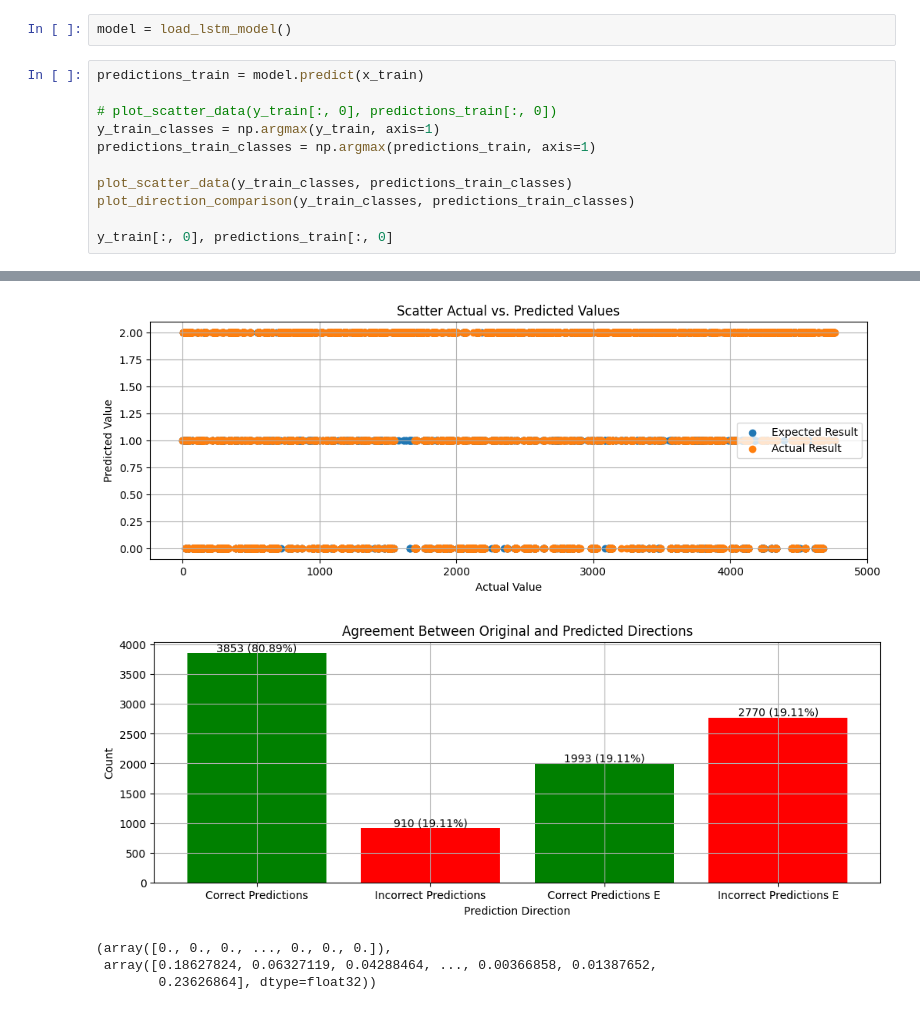
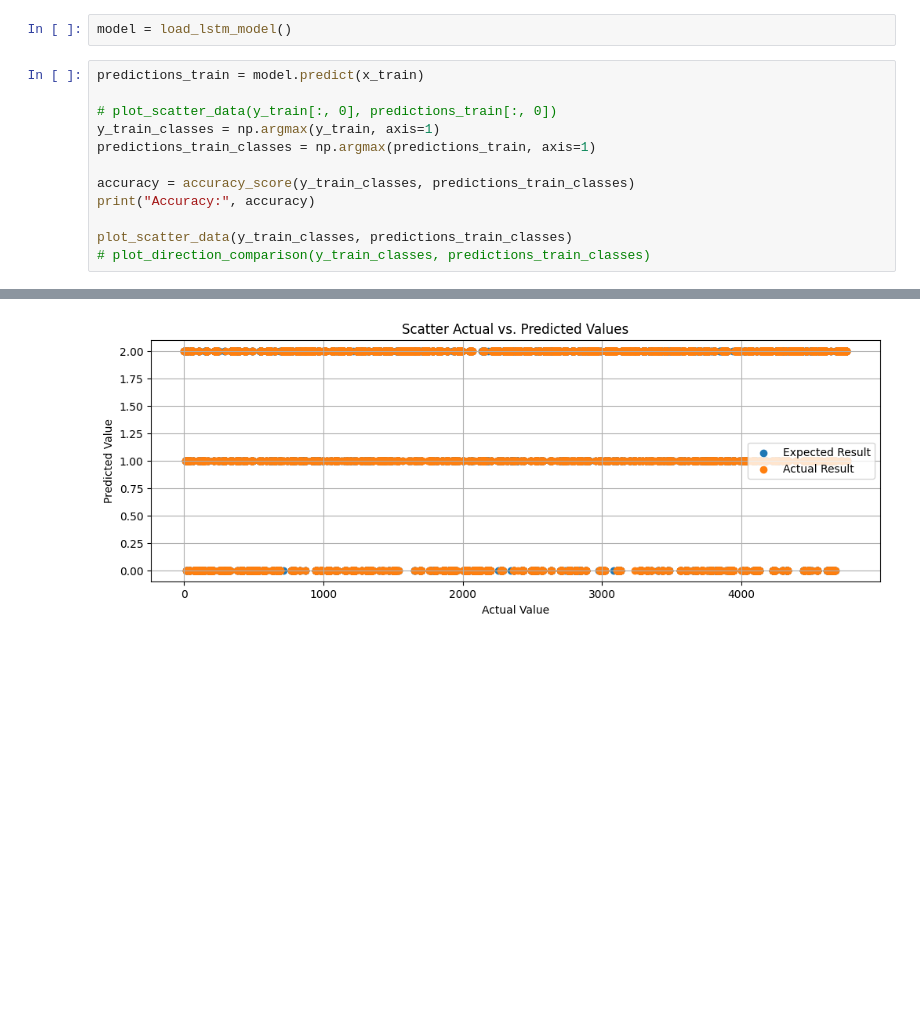
Before and after one commit to BoykoPetevBoev/Stock-Market-Prediction, a Jupyter notebook: src/models/lstm_v3/lstm_model.ipynb, the cells around one changed output, grey strips where cells are left out. Drawn from its saved outputs; the diff is of its cells as text; blank space fills up the shorter version.

```diff
--- a/src/models/lstm_v3/lstm_model.ipynb
+++ b/src/models/lstm_v3/lstm_model.ipynb
@@ -166,8 +166,9 @@ predictions_train = model.predict(x_train)
 y_train_classes = np.argmax(y_train, axis=1)
 predictions_train_classes = np.argmax(predictions_train, axis=1)
 
+accuracy = accuracy_score(y_train_classes, predictions_train_classes)
+print("Accuracy:", accuracy)
+
 plot_scatter_data(y_train_classes, predictions_train_classes)
-plot_direction_comparison(y_train_classes, predictions_train_classes)
-
-y_train[:, 0], predictions_train[:, 0]
+# plot_direction_comparison(y_train_classes, predictions_train_classes)
 # %% [output]
@@ -175,8 +177,4 @@ y_train[:, 0], predictions_train[:, 0]
-[figure, old version]
+[figure, new version]
-[figure, removed]
-(array([0., 0., 0., ..., 0., 0., 0.]),
- array([0.18627824, 0.06327119, 0.04288464, ..., 0.00366858, 0.01387652,
-        0.23626864], dtype=float32))
 # %%
 predictions_test = model.predict(x_test)
 
```
Also changed, not shown: parts of 12 cells of this notebook, 8 other files.
